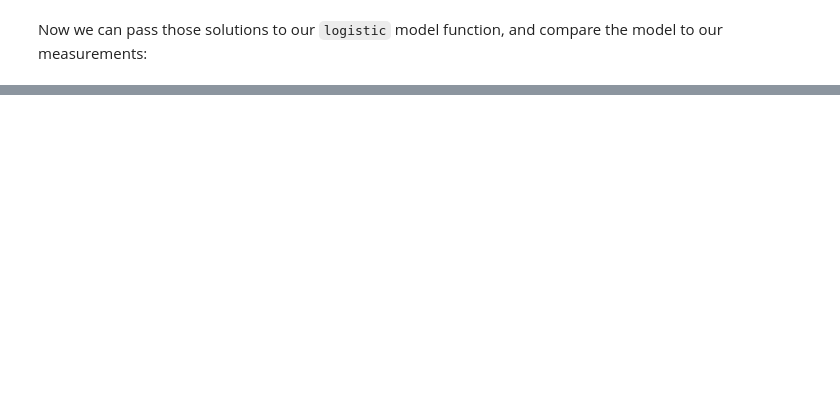
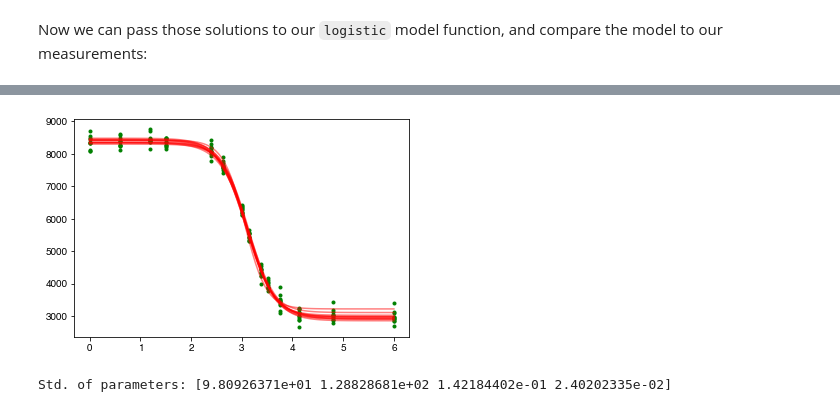
Before and after one commit to eloyvallinaes/protein-physics-2022, a Jupyter notebook: logisticModel.ipynb, the cells around one changed output, grey strips where cells are left out. Saved outputs shown, nothing was run; the diff lists cells and outputs as text; code cells hidden in the pictures; blank space fills up the shorter version.

```diff
--- a/logisticModel.ipynb
+++ b/logisticModel.ipynb
@@ -213,0 +225,31 @@ log(K) = 4.817157432633504
+# %%
+df['Ipred'] = df.GdmCl.apply(logistic, beta=beta_solutions)
+df['residuals'] = df.Ipred - df.Intensity
+df['sqres'] = df.residuals ** 2
+dfres = df.shape[0] - 2  # degrees of freedom of residuals
+sigma = np.sqrt(df.sqres.sum() / dfres)
+
+error_fig = plt.figure()
+ax = error_fig.subplots(1, 1)
+sim_beta = []
+for i in range(1000):  # more repeats take more time
+    noise = np.random.normal(0, sigma, df.shape[0]) # Guassian residuals
+    Isim = df.Ipred + noise
+    # fit the simulated dataset
+    sim_lsq = least_squares(residuals, beta_solutions, args=(df.GdmCl, Isim), verbose=0)
+    # track params
+    sim_beta.append(sim_lsq.x)
+    # draw
+    if i <= 10:
+        ax.scatter(df.GdmCl, Isim, marker=".", color="g")
+        ax.plot(Xpred, logistic(Xpred, sim_lsq.x), linestyle="-", color="r", alpha=0.5)
+
+# collected fitting parameters
+sim_beta = np.array(sim_beta)
+# %% [output]
+[figure, added]
+# %%
+sim_std = np.array(sim_beta).std(axis=0)  # I0, L, m, x0
+print("Std. of parameters:", sim_std)
+# %% [output]
+Std. of parameters: [9.80926371e+01 1.28828681e+02 1.42184402e-01 2.40202335e-02]
```
Also changed, not shown: parts of 17 cells of this notebook.
